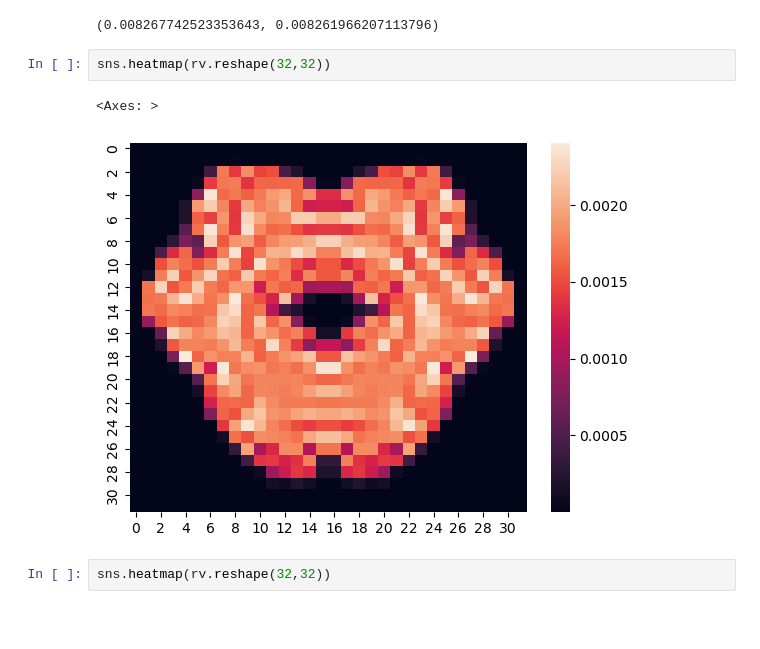
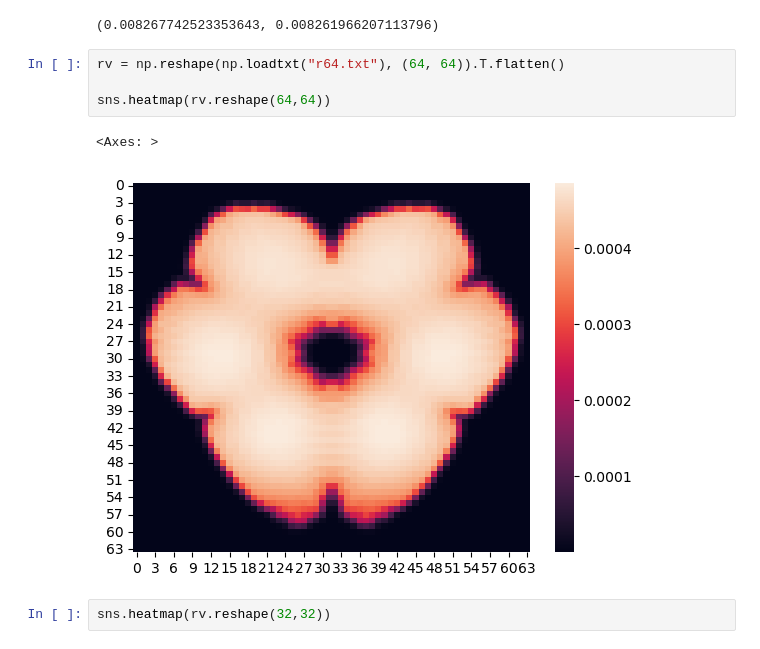
Before and after one commit to mxburns2022/CuDXG.jl, a Jupyter notebook: scratch.ipynb, the cells around one changed output. Drawn from its saved outputs; the diff is of its cells as text; blank space fills up the shorter version.

```diff
--- a/scratch.ipynb
+++ b/scratch.ipynb
@@ -130,10 +130,12 @@ emdv1, emdv2
 # %% [output]
 (0.008267742523353643, 0.008261966207113796)
 # %%
-sns.heatmap(rv.reshape(32,32))
+rv = np.reshape(np.loadtxt("r64.txt"), (64, 64)).T.flatten()
+
+sns.heatmap(rv.reshape(64,64))
 # %% [output]
 <Axes: >
-[figure, old version]
+[figure, new version]
 # %%
 sns.heatmap(rv.reshape(32,32))
 # %% [output]
```
Also changed, not shown: 1 other file.
